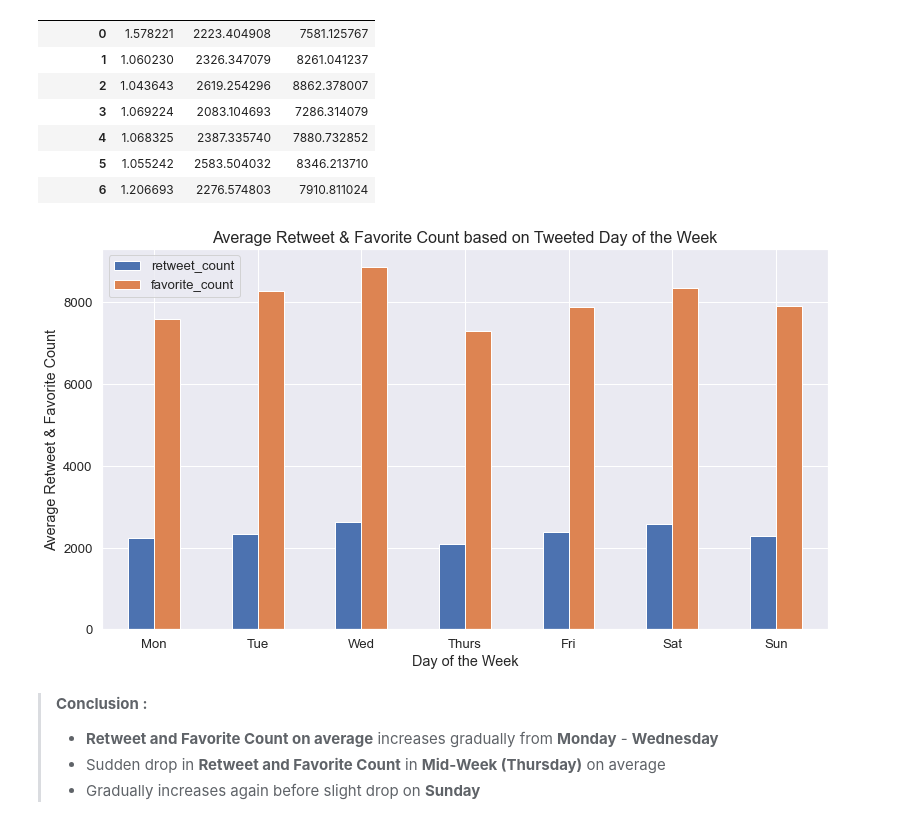
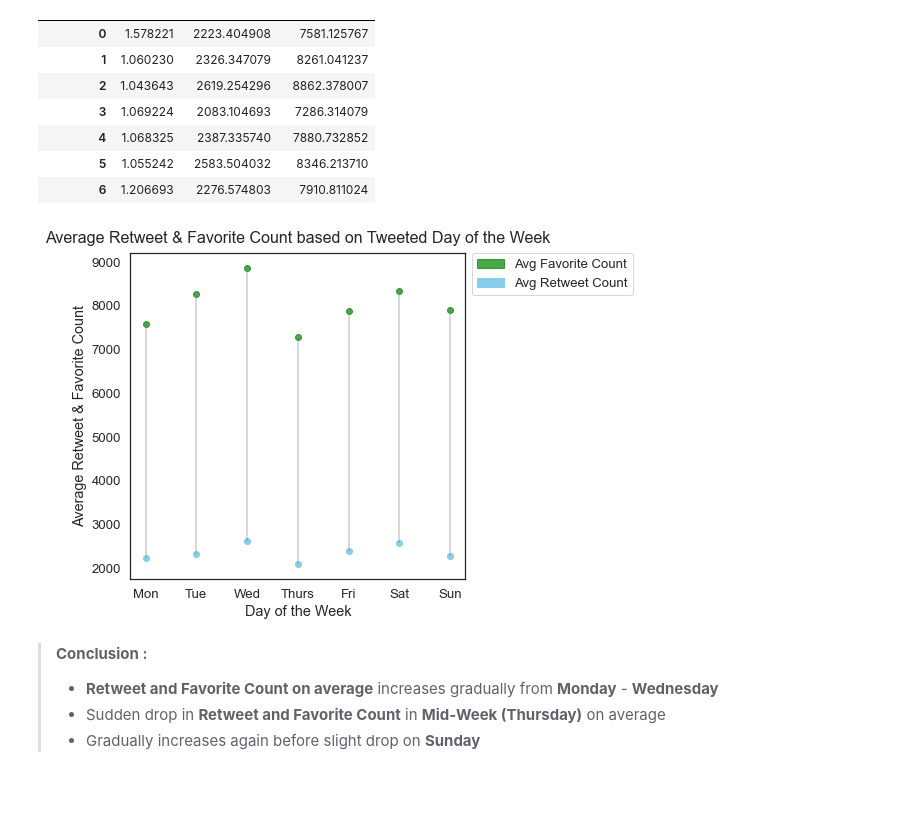
Before and after one commit to keer707/Wrangle-WeRateDogs-Twitter, a Jupyter notebook: wrangle_act.ipynb, the cells around one changed output. Drawn from its saved outputs; the diff is of its cells as text; code cells hidden in the pictures; blank space fills up the shorter version.

```diff
--- a/wrangle_act.ipynb
+++ b/wrangle_act.ipynb
@@ -1487,6 +1503,6 @@ array([ 15,  17,  20,  21,  31,  90,  48,  30,  22, 156, 104,  33,  19,
         24,  94,  41,  62,  18,  49,  16], dtype=int64)
 # %%
 # Calculate the average rating for breeds having tweet count more than or equal to boundary
-response  = (df_breed.groupby('breed').sum() / filter_breed).rating.dropna().sort_values()
+response  = pd.DataFrame((df_breed.groupby('breed').sum() / filter_breed).rating.dropna().sort_values(ascending=False)).reset_index()
 response.tail()
 # %% [output]
@@ -1667,7 +1763,7 @@ plt.ylabel('Average Favorite Count');
 # %%
 # Create encoded hashtag column
 # Value, 1 = if hashtag is not 'None', else 0
-df.is_hashtag = df.hashtag.apply(lambda x : 1 if (x != 'None') else 0)
+df['is_hashtag'] = df.hashtag.apply(lambda x : 1 if (x != 'None') else 0)
 # %%
 # Counts of hashtag presence or not
 df.is_hashtag.value_counts()
@@ -1723,17 +1819,32 @@ df_day
 | 5 | 1.055242 | 2583.504032 | 8346.213710 |
 | 6 | 1.206693 | 2276.574803 | 7910.811024 |
 # %%
+# Set style of plots with seaborn
+sns.set(style="white",font_scale=1.2)
+
 # Plot the response
-df_day[['retweet_count','favorite_count']].plot(kind='bar', figsize=(13,7))
-plt.title('Average Retweet & Favorite Count based on Tweeted Day of the Week', fontsize=16)
+plt.figure(figsize=(6, 6))
+my_range = range(7)
+
+# The plot is made using the vline function
+plt.vlines(x=my_range, ymin=df_day['retweet_count'], ymax=df_day['favorite_count'], color='grey', alpha=0.4)
+plt.scatter(my_range, df_day['retweet_count'], color='skyblue', alpha=1)
+plt.scatter(my_range, df_day['favorite_count'], color='green', alpha=0.7)
+
+plt.title('Average Retweet & Favorite Count based on Tweeted Day of the Week', fontsize=16, pad=10)
 plt.xlabel('Day of the Week')
+
+# add legend
+top_bar = mpatches.Patch(color='green', label='Avg Favorite Count', alpha=0.7)
+bottom_bar = mpatches.Patch(color='skyblue', label='Avg Retweet Count', alpha=1)
+plt.legend(handles=[top_bar, bottom_bar], loc='upper left', bbox_to_anchor=(1, 1.02))
 
 # x labels
 labels = ['Mon','Tue','Wed','Thurs','Fri','Sat','Sun']
 plt.xticks(range(7), labels=labels, rotation=0)
 plt.ylabel('Average Retweet & Favorite Count');
 # %% [output]
-[figure, old version]
+[figure, new version]
 # %% [markdown]
 > **Conclusion :**
 > - **Retweet and Favorite Count on average** increases gradually from **Monday** - **Wednesday**
```
Also changed, not shown: parts of 32 cells of this notebook.
